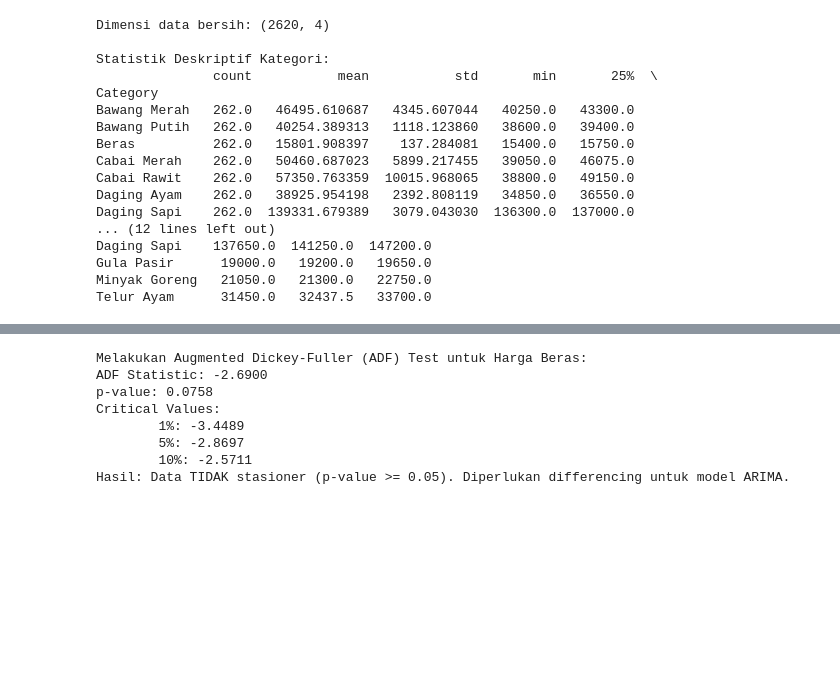
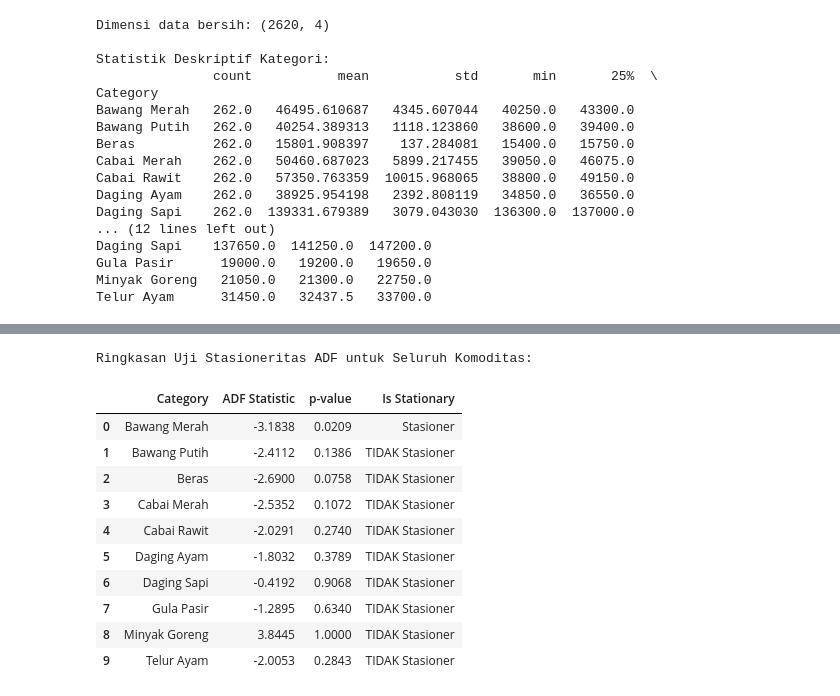
Before and after one commit to raflyherdianto/capstone-pijak, a Jupyter notebook: eksplorasi-model/Eksplorasi_Hybrid_ARIMA_Random_Forest.ipynb, the cells around one changed output, grey strips where cells are left out. Saved outputs shown, nothing was run; the diff lists cells and outputs as text; code cells hidden in the pictures; blank space fills up the shorter version.

```diff
--- a/eksplorasi-model/Eksplorasi_Hybrid_ARIMA_Random_Forest.ipynb
+++ b/eksplorasi-model/Eksplorasi_Hybrid_ARIMA_Random_Forest.ipynb
@@ -224,37 +224,35 @@ plt.show()
-# %%
-# Ambil data Beras sebagai fokus analisis
-df_beras = df_tidy[df_tidy["Category"] == "Beras"].copy()
-
-if df_beras.empty:
-    print("PERINGATAN: Kategori Beras tidak ditemukan di data, menggunakan kategori pertama yang tersedia.")
-    first_cat = df_tidy["Category"].unique()[0]
-    df_beras = df_tidy[df_tidy["Category"] == first_cat].copy()
-
-df_beras = df_beras.set_index("Date").asfreq('D')
-
-# Imputasi nilai kosong (akhir pekan / libur nasional) dengan linear interpolation & ffill/bfill
-df_beras["Price"] = df_beras["Price"].interpolate(method='linear').ffill().bfill()
-
-# Uji Dickey-Fuller Stasioneritas
-print(f"Melakukan Augmented Dickey-Fuller (ADF) Test untuk Harga {df_beras['Category'].iloc[0]}:")
-result = adfuller(df_beras["Price"])
-print(f"ADF Statistic: {result[0]:.4f}")
-print(f"p-value: {result[1]:.4f}")
-print("Critical Values:")
-for key, value in result[4].items():
-    print(f"\t{key}: {value:.4f}")
-
-if result[1] < 0.05:
-    print("Hasil: Data stasioner (p-value < 0.05)")
-else:
-    print("Hasil: Data TIDAK stasioner (p-value >= 0.05). Diperlukan differencing untuk model ARIMA.")
-# %% [output]
-Melakukan Augmented Dickey-Fuller (ADF) Test untuk Harga Beras:
-ADF Statistic: -2.6900
-p-value: 0.0758
-Critical Values:
-        1%: -3.4489
-        5%: -2.8697
-        10%: -2.5711
-Hasil: Data TIDAK stasioner (p-value >= 0.05). Diperlukan differencing untuk model ARIMA.
+# %%
+# Uji Dickey-Fuller Stasioneritas untuk Seluruh Komoditas
+adf_results = []
+
+for cat_name in df_tidy["Category"].unique():
+    df_cat = df_tidy[df_tidy["Category"] == cat_name].copy()
+    df_cat = df_cat.set_index("Date").asfreq('D')
+    # Imputasi sementara untuk uji ADF (jika ada nilai kosong)
+    price_series = df_cat["Price"].interpolate(method='linear').ffill().bfill()
+
+    result = adfuller(price_series)
+    adf_results.append({
+        "Category": cat_name,
+        "ADF Statistic": round(result[0], 4),
+        "p-value": round(result[1], 4),
+        "Is Stationary": "Stasioner" if result[1] < 0.05 else "TIDAK Stasioner"
+    })
+
+df_adf_summary = pd.DataFrame(adf_results)
+print("Ringkasan Uji Stasioneritas ADF untuk Seluruh Komoditas:")
+df_adf_summary
+# %% [output]
+Ringkasan Uji Stasioneritas ADF untuk Seluruh Komoditas:
+|  | Category | ADF Statistic | p-value | Is Stationary |
+| 0 | Bawang Merah | -3.1838 | 0.0209 | Stasioner |
+| 1 | Bawang Putih | -2.4112 | 0.1386 | TIDAK Stasioner |
+| 2 | Beras | -2.6900 | 0.0758 | TIDAK Stasioner |
+| 3 | Cabai Merah | -2.5352 | 0.1072 | TIDAK Stasioner |
+| 4 | Cabai Rawit | -2.0291 | 0.2740 | TIDAK Stasioner |
+| 5 | Daging Ayam | -1.8032 | 0.3789 | TIDAK Stasioner |
+| 6 | Daging Sapi | -0.4192 | 0.9068 | TIDAK Stasioner |
+| 7 | Gula Pasir | -1.2895 | 0.6340 | TIDAK Stasioner |
+| 8 | Minyak Goreng | 3.8445 | 1.0000 | TIDAK Stasioner |
+| 9 | Telur Ayam | -2.0053 | 0.2843 | TIDAK Stasioner |
 # %%
```
Also changed, not shown: parts of 20 cells of this notebook, 1 other file.
